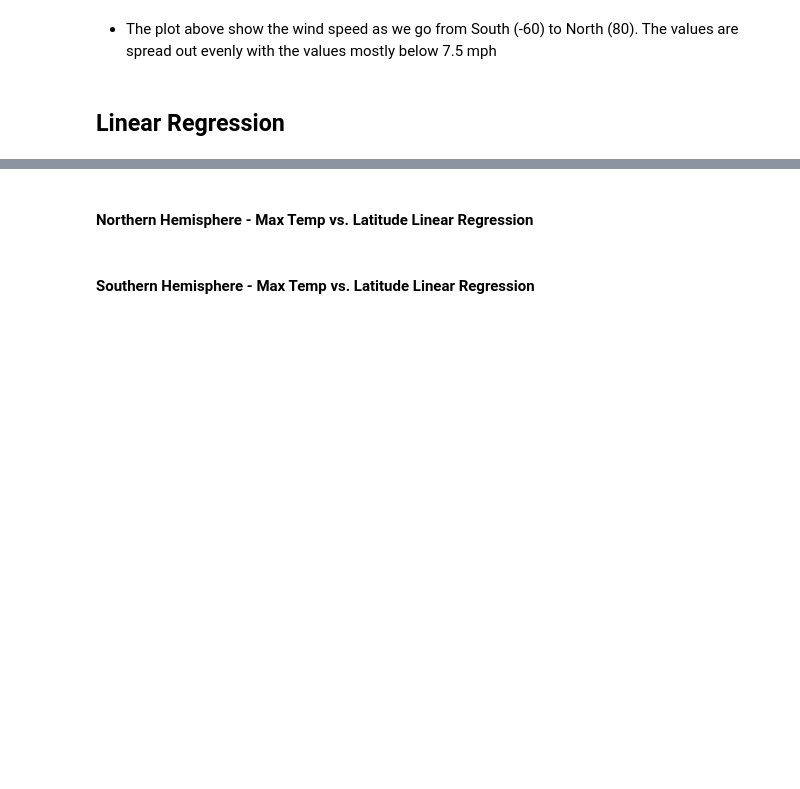
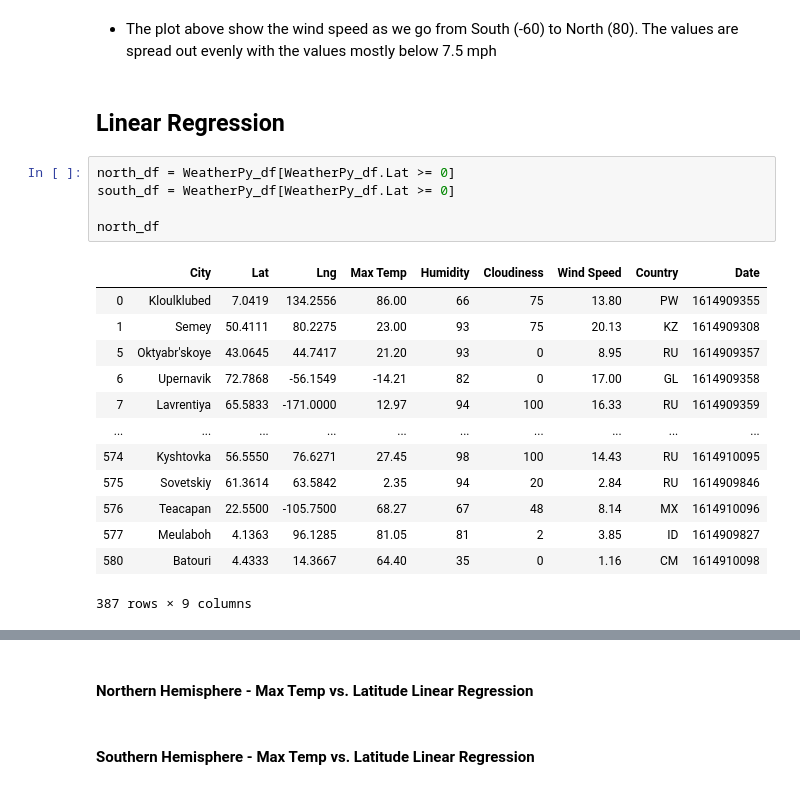
Before and after one commit to tnguyen0306/Python-API-What-is-the-Weather-Like, a Jupyter notebook: WeatherPy.ipynb, the cells around one changed output, grey strips where cells are left out. Cells and saved outputs as stored; diff of their text form; blank space fills up the shorter version.

```diff
--- a/WeatherPy.ipynb
+++ b/WeatherPy.ipynb
@@ -247,3 +247,22 @@ plt.show()
 * The plot above show the wind speed as we go from South (-60) to North (80). The values are spread out evenly with the values mostly below 7.5 mph
 # %% [markdown]
 ## Linear Regression
+# %%
+north_df = WeatherPy_df[WeatherPy_df.Lat >= 0]
+south_df = WeatherPy_df[WeatherPy_df.Lat >= 0]
+
+north_df
+# %% [output]
+|  | City | Lat | Lng | Max Temp | Humidity | Cloudiness | Wind Speed | Country | Date |
+| 0 | Kloulklubed | 7.0419 | 134.2556 | 86.00 | 66 | 75 | 13.80 | PW | 1614909355 |
+| 1 | Semey | 50.4111 | 80.2275 | 23.00 | 93 | 75 | 20.13 | KZ | 1614909308 |
+| 5 | Oktyabr'skoye | 43.0645 | 44.7417 | 21.20 | 93 | 0 | 8.95 | RU | 1614909357 |
+| 6 | Upernavik | 72.7868 | -56.1549 | -14.21 | 82 | 0 | 17.00 | GL | 1614909358 |
+| 7 | Lavrentiya | 65.5833 | -171.0000 | 12.97 | 94 | 100 | 16.33 | RU | 1614909359 |
+| ... | ... | ... | ... | ... | ... | ... | ... | ... | ... |
+| 574 | Kyshtovka | 56.5550 | 76.6271 | 27.45 | 98 | 100 | 14.43 | RU | 1614910095 |
+| 575 | Sovetskiy | 61.3614 | 63.5842 | 2.35 | 94 | 20 | 2.84 | RU | 1614909846 |
+| 576 | Teacapan | 22.5500 | -105.7500 | 68.27 | 67 | 48 | 8.14 | MX | 1614910096 |
+| 577 | Meulaboh | 4.1363 | 96.1285 | 81.05 | 81 | 2 | 3.85 | ID | 1614909827 |
+| 580 | Batouri | 4.4333 | 14.3667 | 64.40 | 35 | 0 | 1.16 | CM | 1614910098 |
+387 rows × 9 columns
```
Also changed, not shown: parts of 1 cell of this notebook.
